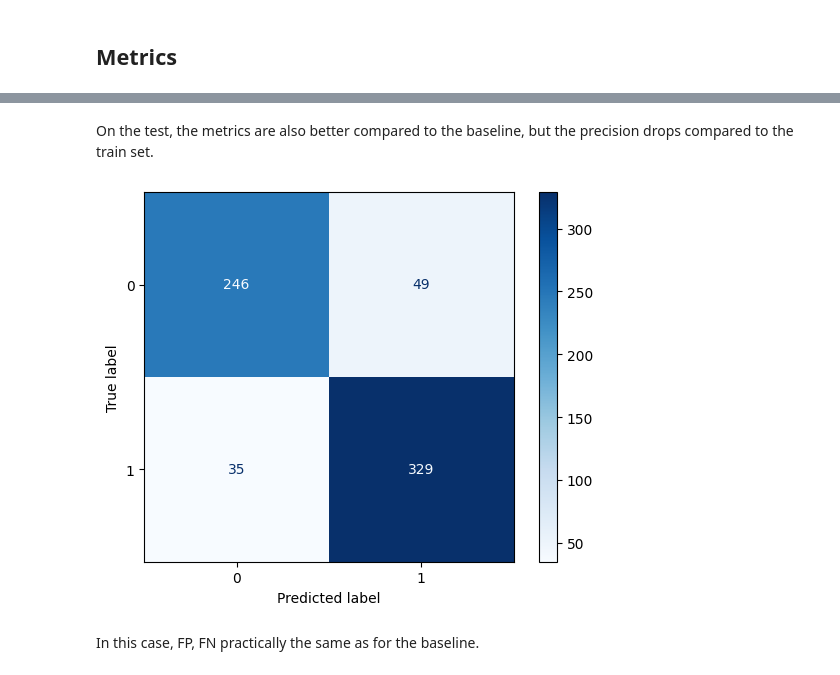
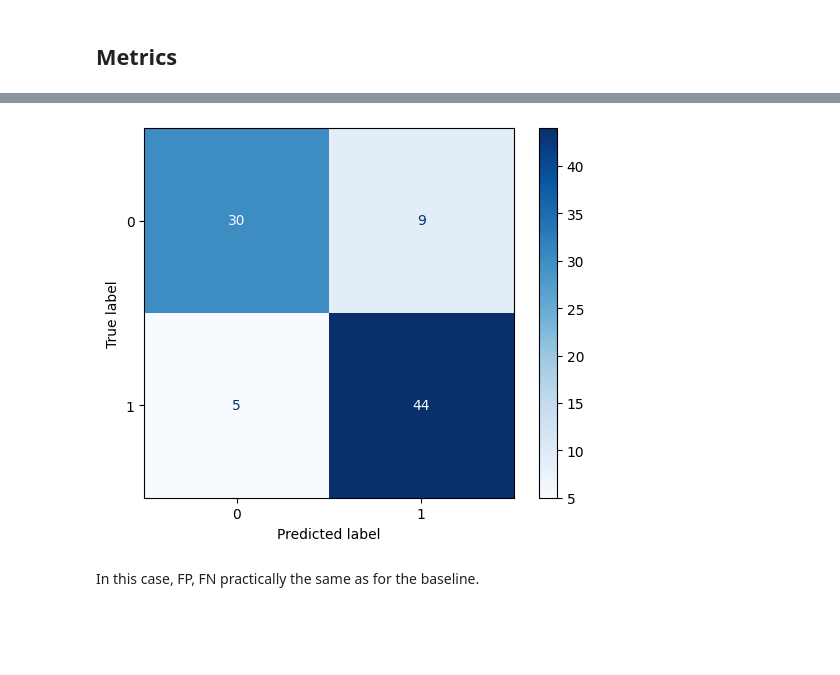
Before and after one commit to Lymuthien/heart_failure, a Jupyter notebook: notebooks/4.0-logistic-regression.ipynb, the cells around one changed output, grey strips where cells are left out. Cells and saved outputs as stored; diff of their text form; code cells hidden in the pictures; blank space fills up the shorter version.

Commit message:
EDA now explores dependencies without leaks. Models (including baseline) are compared using the validate set. Threshold search is additionally carried out using PR-curve.

```diff
--- a/notebooks/4.0-logistic-regression.ipynb
+++ b/notebooks/4.0-logistic-regression.ipynb
@@ -35,14 +36,9 @@ rem_columns = rem_columns.squeeze().to_list()
 y = df[HEART_DISEASE]
 X = df.drop(columns=[HEART_DISEASE])
 
-stratify = df[[SEX, HEART_DISEASE]]
-X_train, X_test, y_train, y_test = train_test_split(
-    X, y, test_size=TEST_SIZE, random_state=RANDOM_STATE, stratify=stratify
+X_train, y_train, X_val, y_val, X_test, y_test = split_data(
+    X, y, stratify_func=lambda X, y: pd.concat([X[[SEX]], y], axis=1)
 )
-val_stratify = [X_train[SEX], y_train]
-X_train, X_val, y_train, y_val = train_test_split(
-    X_train, y_train, test_size=VAL_SIZE, random_state=RANDOM_STATE, stratify=y_train
-)
 # %% [markdown]
 ## Training
 # %%
@@ -95,7 +89,7 @@ Perhaps Age, Oldpeak, and MaxHR are ranked lower due to information duplication
 # %% [markdown]
 ### Threshold searching
 # %%
-y_val_proba = model.predict_proba(X_val)[:, 1]
-best_threshold = find_best_threshold(y_val, y_val_proba, F_BETA_THRESHOLD)
+y_train_proba = model.predict_proba(X_train)[:, 1]
+best_threshold = find_best_threshold(y_train, y_train_proba, F_BETA_THRESHOLD)
 best_threshold
 # %% [output]
@@ -119,0 +101,6 @@ dtype: float64
+# %%
+print("Validate metrics")
+y_val_pred = predict_by_threshold(model, X_val, best_threshold)
+y_val_proba = model.predict_proba(X_val)[:, 1]
+val_metrics = get_metrics(y_val, y_val_pred, y_val_proba)
+val_metrics
@@ -135,9 +116,7 @@ dtype: float64
-# %% [markdown]
-On the test, the metrics are also better compared to the baseline, but the precision drops compared to the train set.
 # %%
-ConfusionMatrixDisplay.from_predictions(y_train, y_train_pred, cmap="Blues")
+ConfusionMatrixDisplay.from_predictions(y_val, y_val_pred, cmap="Blues")
 plt.show()
 # %% [output]
-[figure, old version]
+[figure, new version]
 # %% [markdown]
 In this case, FP, FN practically the same as for the baseline.
```
Also changed, not shown: parts of 15 cells of this notebook, 8 other files.
